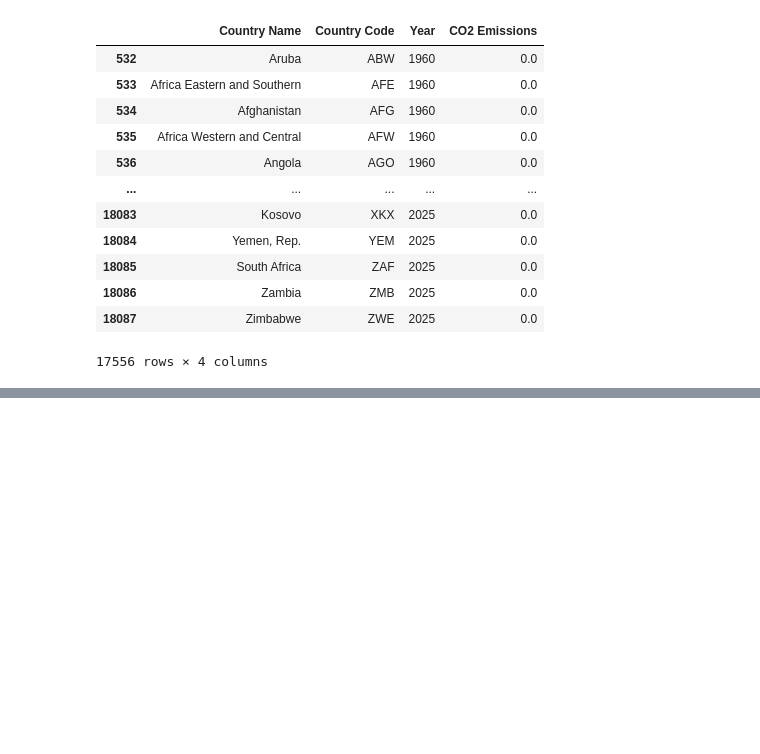
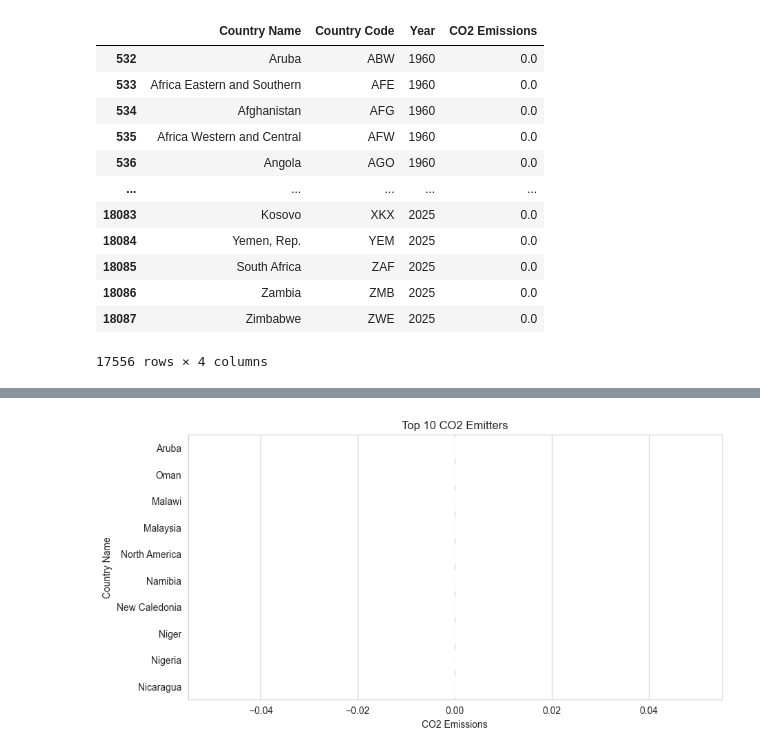
Before and after one commit to BinaryWhizz/Data-Analysis, a Jupyter notebook: Data Analysis 03/01.ipynb, the cells around one changed output, grey strips where cells are left out. Saved outputs shown, nothing was run; the diff lists cells and outputs as text; code cells hidden in the pictures; blank space fills up the shorter version.

```diff
--- a/Data Analysis 03/01.ipynb
+++ b/Data Analysis 03/01.ipynb
@@ -224,0 +254,12 @@ plt.show()
+# %%
+# Top Polluting Countries
+
+latest_year = df_melted[df_melted['Year'] == df_melted['Year'].max()]
+
+top10 = latest_year.sort_values(by='CO2 Emissions', ascending=False).head(10)
+
+sns.barplot(x='CO2 Emissions', y='Country Name', data=top10)
+plt.title("Top 10 CO2 Emitters")
+plt.show()
+# %% [output]
+[figure, added]
```
Also changed, not shown: parts of 18 cells of this notebook, 1 other file.
